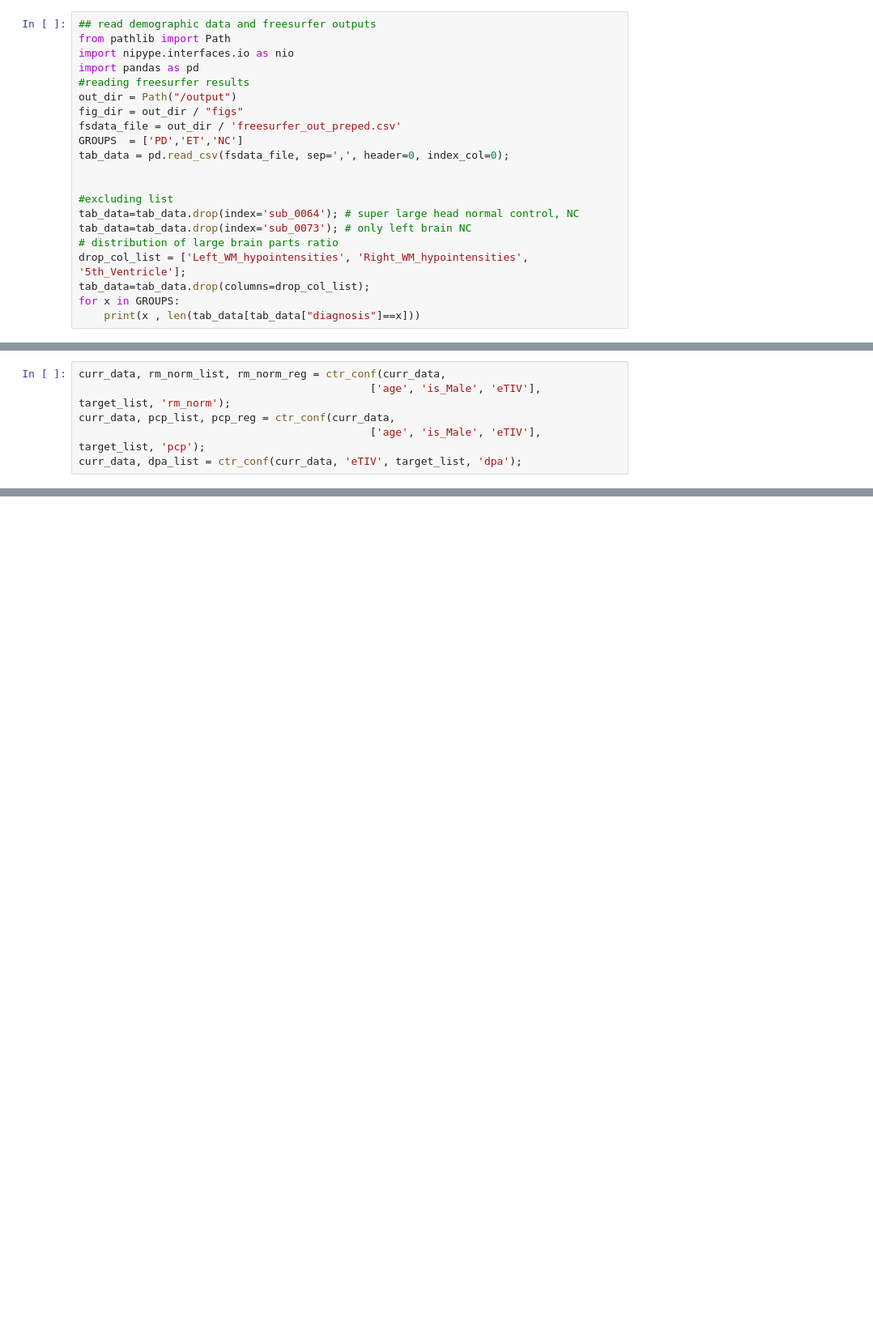
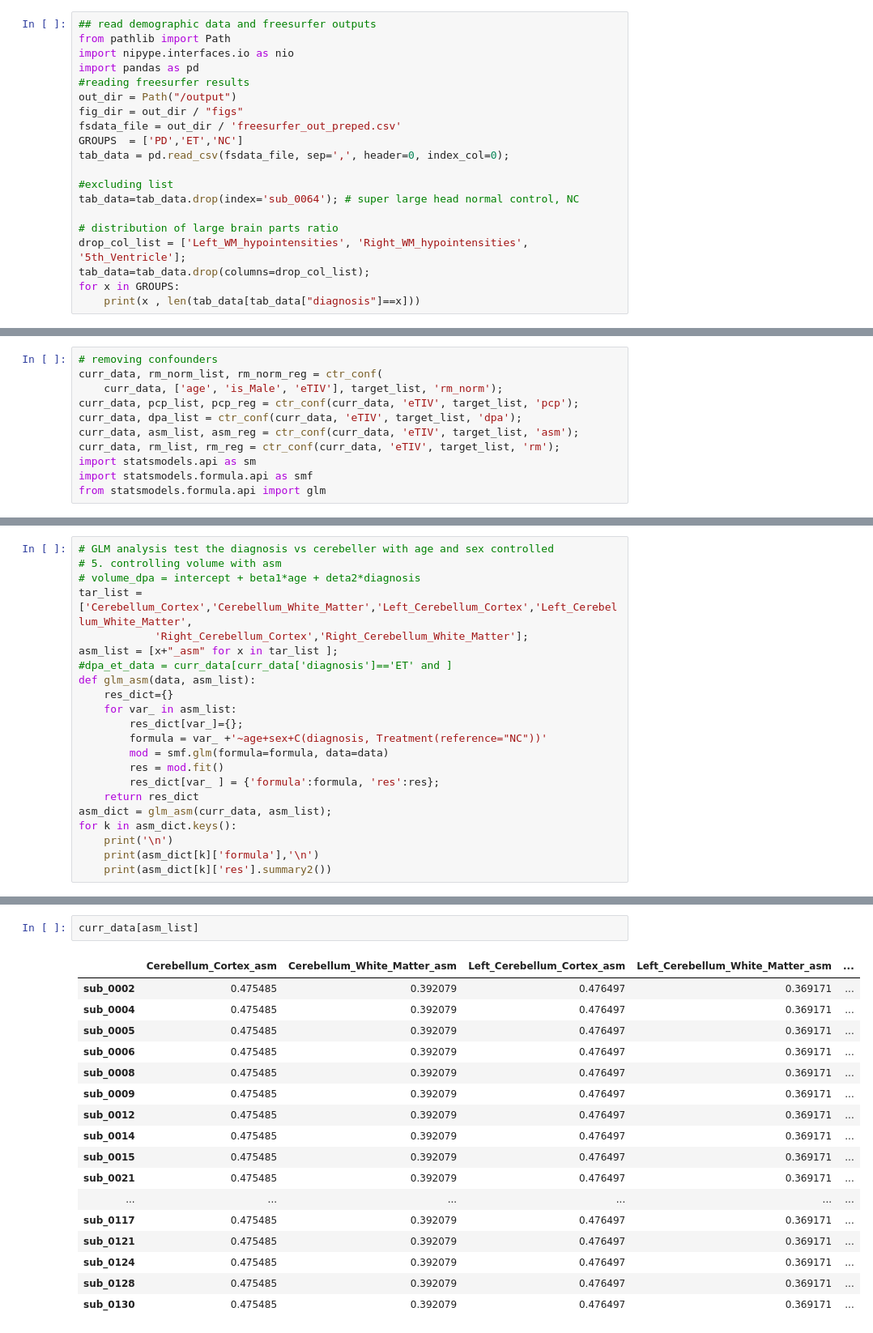
Before and after one commit to Vincent-wq/Replicability-of-PD-ICA, a Jupyter notebook: codes/devel/fs_analysis/0_cerebellar_confounder.ipynb, the cells around one changed output, grey strips where cells are left out. Shown at 81% size. Saved outputs shown, nothing was run; the diff lists cells and outputs as text; blank space fills up the shorter version.

```diff
--- a/codes/devel/fs_analysis/0_cerebellar_confounder.ipynb
+++ b/codes/devel/fs_analysis/0_cerebellar_confounder.ipynb
@@ -10,10 +10,9 @@ fsdata_file = out_dir / 'freesurfer_out_preped.csv'
 GROUPS  = ['PD','ET','NC']
 tab_data = pd.read_csv(fsdata_file, sep=',', header=0, index_col=0);
 
-
 #excluding list
 tab_data=tab_data.drop(index='sub_0064'); # super large head normal control, NC
-tab_data=tab_data.drop(index='sub_0073'); # only left brain NC
+
 # distribution of large brain parts ratio
 drop_col_list = ['Left_WM_hypointensities', 'Right_WM_hypointensities', '5th_Ventricle'];
 tab_data=tab_data.drop(columns=drop_col_list);
@@ -111,6 +142,11 @@ target_list = ['CSF','CerebralWhiteMatterVol','CortexVol', 'TotalGrayVol',
 # %%
-curr_data, rm_norm_list, rm_norm_reg = ctr_conf(curr_data,
-                                              ['age', 'is_Male', 'eTIV'], target_list, 'rm_norm');
-curr_data, pcp_list, pcp_reg = ctr_conf(curr_data,
-                                              ['age', 'is_Male', 'eTIV'], target_list, 'pcp');
+# removing confounders
+curr_data, rm_norm_list, rm_norm_reg = ctr_conf(
+    curr_data, ['age', 'is_Male', 'eTIV'], target_list, 'rm_norm');
+curr_data, pcp_list, pcp_reg = ctr_conf(curr_data, 'eTIV', target_list, 'pcp');
 curr_data, dpa_list = ctr_conf(curr_data, 'eTIV', target_list, 'dpa');
+curr_data, asm_list, asm_reg = ctr_conf(curr_data, 'eTIV', target_list, 'asm');
+curr_data, rm_list, rm_reg = ctr_conf(curr_data, 'eTIV', target_list, 'rm');
+import statsmodels.api as sm
+import statsmodels.formula.api as smf
+from statsmodels.formula.api import glm
@@ -135,0 +378,22 @@ sub_0012 :
+# %%
+# GLM analysis test the diagnosis vs cerebeller with age and sex controlled
+# 5. controlling volume with asm
+# volume_dpa = intercept + beta1*age + deta2*diagnosis
+tar_list = ['Cerebellum_Cortex','Cerebellum_White_Matter','Left_Cerebellum_Cortex','Left_Cerebellum_White_Matter',
+            'Right_Cerebellum_Cortex','Right_Cerebellum_White_Matter'];
+asm_list = [x+"_asm" for x in tar_list ];
+#dpa_et_data = curr_data[curr_data['diagnosis']=='ET' and ]
+def glm_asm(data, asm_list):
+    res_dict={}
+    for var_ in asm_list:
+        res_dict[var_]={};
+        formula = var_ +'~age+sex+C(diagnosis, Treatment(reference="NC"))'
+        mod = smf.glm(formula=formula, data=data)
+        res = mod.fit()
+        res_dict[var_ ] = {'formula':formula, 'res':res};
+    return res_dict
+asm_dict = glm_asm(curr_data, asm_list);
+for k in asm_dict.keys():
+    print('\n')
+    print(asm_dict[k]['formula'],'\n')
+    print(asm_dict[k]['res'].summary2())
@@ -135,0 +418,20 @@ sub_0012 :
+# %%
+curr_data[asm_list]
+# %% [output]
+|  | Cerebellum_Cortex_asm | Cerebellum_White_Matter_asm | Left_Cerebellum_Cortex_asm | Left_Cerebellum_White_Matter_asm | ... |
+| sub_0002 | 0.475485 | 0.392079 | 0.476497 | 0.369171 | ... |
+| sub_0004 | 0.475485 | 0.392079 | 0.476497 | 0.369171 | ... |
+| sub_0005 | 0.475485 | 0.392079 | 0.476497 | 0.369171 | ... |
+| sub_0006 | 0.475485 | 0.392079 | 0.476497 | 0.369171 | ... |
+| sub_0008 | 0.475485 | 0.392079 | 0.476497 | 0.369171 | ... |
+| sub_0009 | 0.475485 | 0.392079 | 0.476497 | 0.369171 | ... |
+| sub_0012 | 0.475485 | 0.392079 | 0.476497 | 0.369171 | ... |
+| sub_0014 | 0.475485 | 0.392079 | 0.476497 | 0.369171 | ... |
+| sub_0015 | 0.475485 | 0.392079 | 0.476497 | 0.369171 | ... |
+| sub_0021 | 0.475485 | 0.392079 | 0.476497 | 0.369171 | ... |
+| ... | ... | ... | ... | ... | ... |
+| sub_0117 | 0.475485 | 0.392079 | 0.476497 | 0.369171 | ... |
+| sub_0121 | 0.475485 | 0.392079 | 0.476497 | 0.369171 | ... |
+| sub_0124 | 0.475485 | 0.392079 | 0.476497 | 0.369171 | ... |
+| sub_0128 | 0.475485 | 0.392079 | 0.476497 | 0.369171 | ... |
+| sub_0130 | 0.475485 | 0.392079 | 0.476497 | 0.369171 | ... |
```
Also changed, not shown: parts of 16 cells of this notebook, 4 other files.
